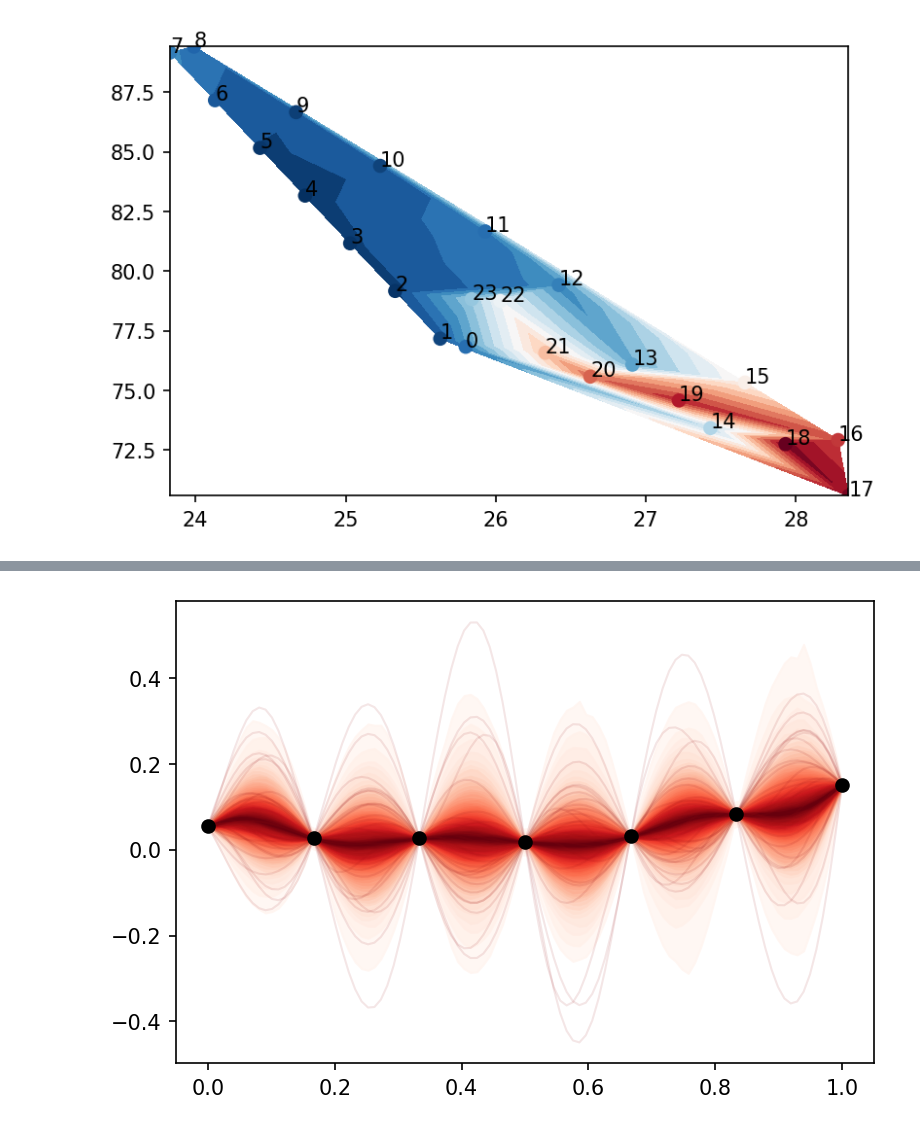
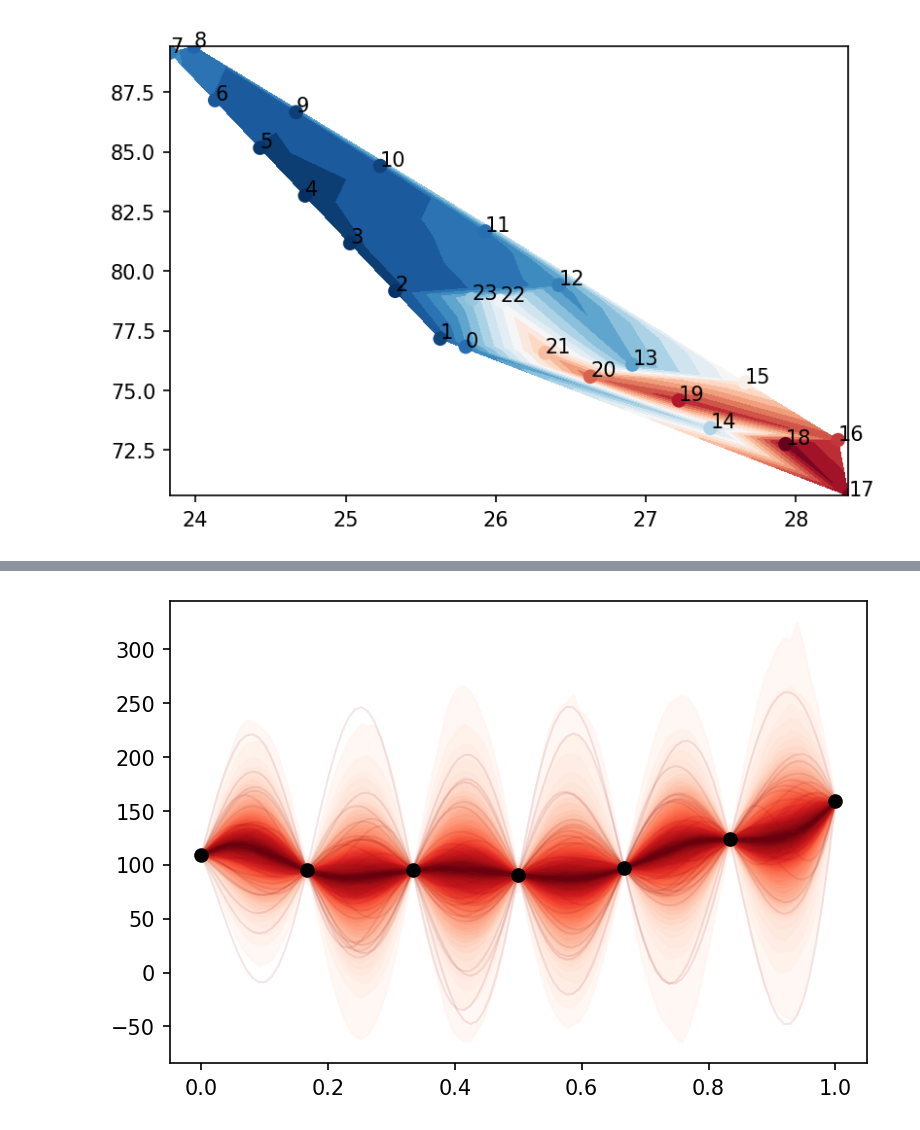
Before and after one commit to BET-lab/pymc-examples, a Jupyter notebook: examples/pymc-gp-toy_model.ipynb, the cells around one changed output, grey strips where cells are left out. Saved outputs shown, nothing was run; the diff lists cells and outputs as text; code cells hidden in the pictures.

```diff
--- a/examples/pymc-gp-toy_model.ipynb
+++ b/examples/pymc-gp-toy_model.ipynb
@@ -344,13 +357,14 @@ from pymc.gp.util import plot_gp_dist
 # %%
 # 새로 정의된 샘플링 축은 (0, 1) 범위라고 가정합니다. 2차원 위치 변수의 매개변수로 생각할 수 있습니다.
 fig, ax = plt.subplots(figsize=(6, 4), dpi=150)
 y_pred_samples = az.extract(samples, group="posterior_predictive", var_names=["z_pred"])
+y_pred_samples = y_pred_samples * (y_max - y_min) + y_min
 plot_gp_dist(ax, samples=y_pred_samples.T, x=np.linspace(0, 1, 100))
 # for i in range(100):
 #     z_val = samples.posterior_predictive.z_pred.stack(sample=("draw", "chain")).isel(sample=i)
 #     ax.plot(np.linspace(0, 1, 100), z_val, alpha=0.05, color='red')
-ax.plot(np.linspace(0, 1, 7), z[1:7+1], 'o', color='black', label='True')
+ax.plot(np.linspace(0, 1, 7), z[1:7+1] * (y_max - y_min) + y_min, 'o', color='black', label='True')
 # ax.set_ylim(0, 0.2)
 plt.show()
 # %% [output]
-[figure, old version]
+[figure, new version]
```
Also changed, not shown: parts of 4 cells of this notebook.
